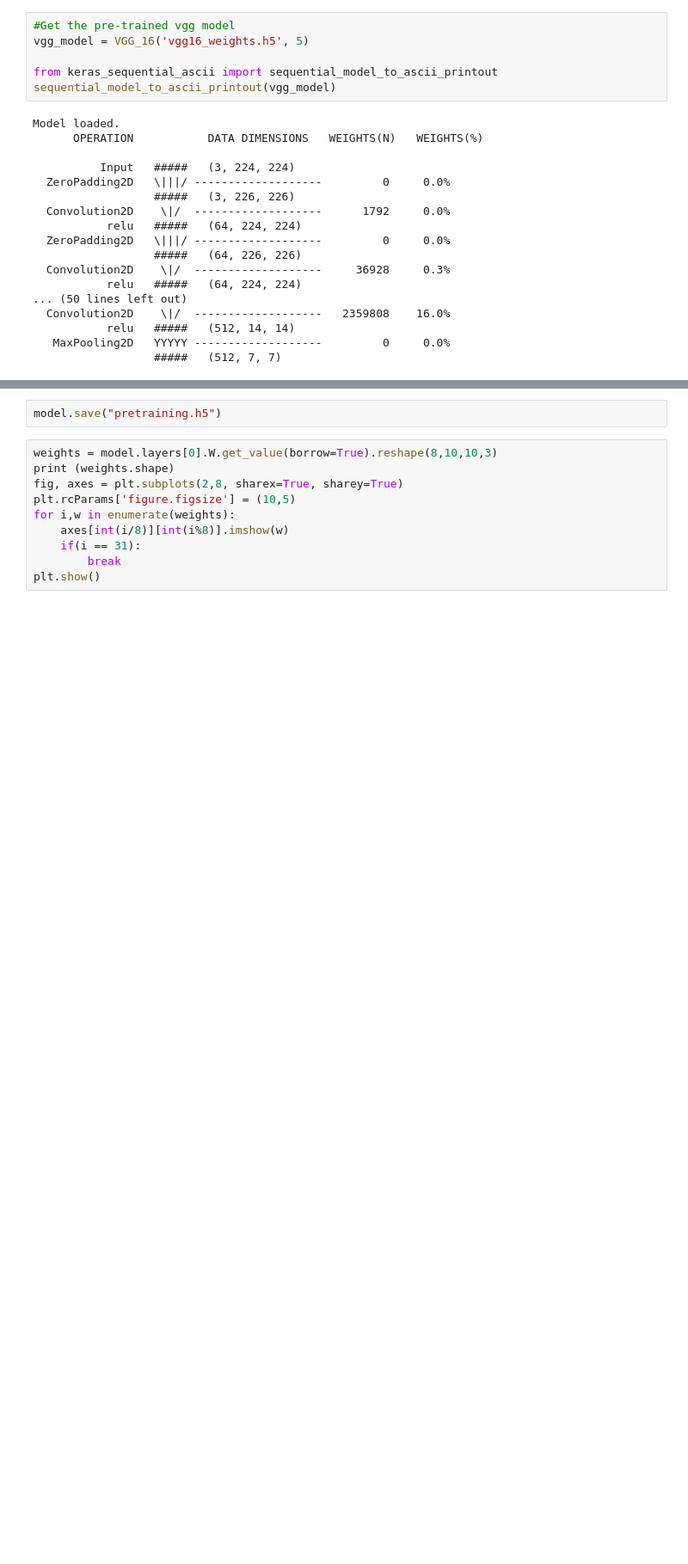
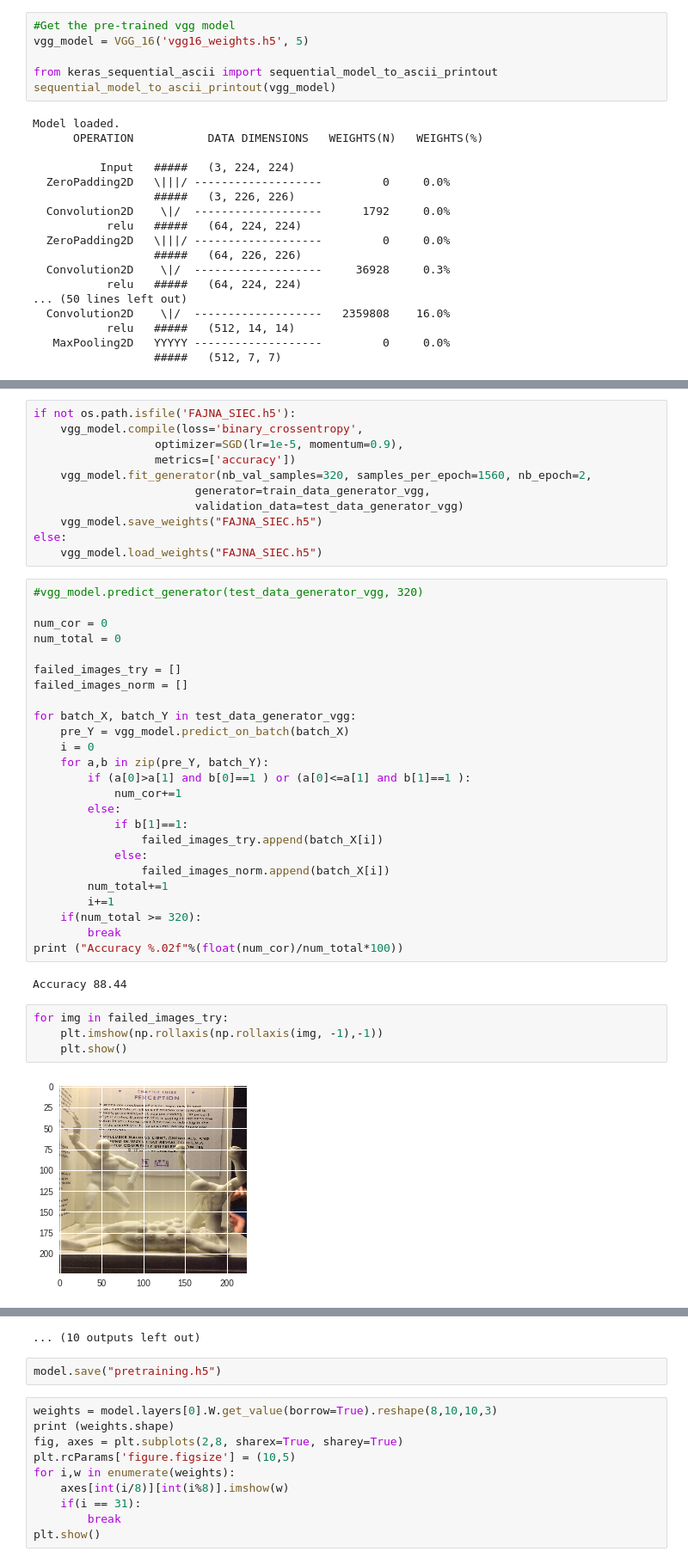
Before and after one commit to gorbak25/trypophobia-detector, a Jupyter notebook: traing_neural_net.ipynb, the cells around one changed output, grey strips where cells are left out. Shown at 86% size. Saved outputs shown, nothing was run; the diff lists cells and outputs as text; blank space fills up the shorter version.

Commit message:
Fine tuning VGG16 yields 88.5% accuracy

```diff
--- a/traing_neural_net.ipynb
+++ b/traing_neural_net.ipynb
@@ -190,0 +238,44 @@ model.fit_generator(nb_val_samples=320, samples_per_epoch=1560, nb_epoch=5,
+# %%
+if not os.path.isfile('FAJNA_SIEC.h5'):
+    vgg_model.compile(loss='binary_crossentropy',
+                  optimizer=SGD(lr=1e-5, momentum=0.9),
+                  metrics=['accuracy'])
+    vgg_model.fit_generator(nb_val_samples=320, samples_per_epoch=1560, nb_epoch=2,
+                        generator=train_data_generator_vgg,
+                        validation_data=test_data_generator_vgg)
+    vgg_model.save_weights("FAJNA_SIEC.h5")
+else:
+    vgg_model.load_weights("FAJNA_SIEC.h5")
+# %%
+#vgg_model.predict_generator(test_data_generator_vgg, 320)
+
+num_cor = 0
+num_total = 0
+
+failed_images_try = []
+failed_images_norm = []
+
+for batch_X, batch_Y in test_data_generator_vgg:
+    pre_Y = vgg_model.predict_on_batch(batch_X)
+    i = 0
+    for a,b in zip(pre_Y, batch_Y):
+        if (a[0]>a[1] and b[0]==1 ) or (a[0]<=a[1] and b[1]==1 ):
+            num_cor+=1
+        else:
+            if b[1]==1:
+                failed_images_try.append(batch_X[i])
+            else:
+                failed_images_norm.append(batch_X[i])
+        num_total+=1
+        i+=1
+    if(num_total >= 320):
+        break
+print ("Accuracy %.02f"%(float(num_cor)/num_total*100))
+# %% [output]
+Accuracy 88.44
+# %%
+for img in failed_images_try:
+    plt.imshow(np.rollaxis(np.rollaxis(img, -1),-1))
+    plt.show()
+# %% [output]
+[figure, added]
@@ -191,3 +293,4 @@ model.fit_generator(nb_val_samples=320, samples_per_epoch=1560, nb_epoch=5,
+... (10 outputs left out)
 # %%
 model.save("pretraining.h5")
 # %%
```
Also changed, not shown: parts of 12 cells of this notebook.
